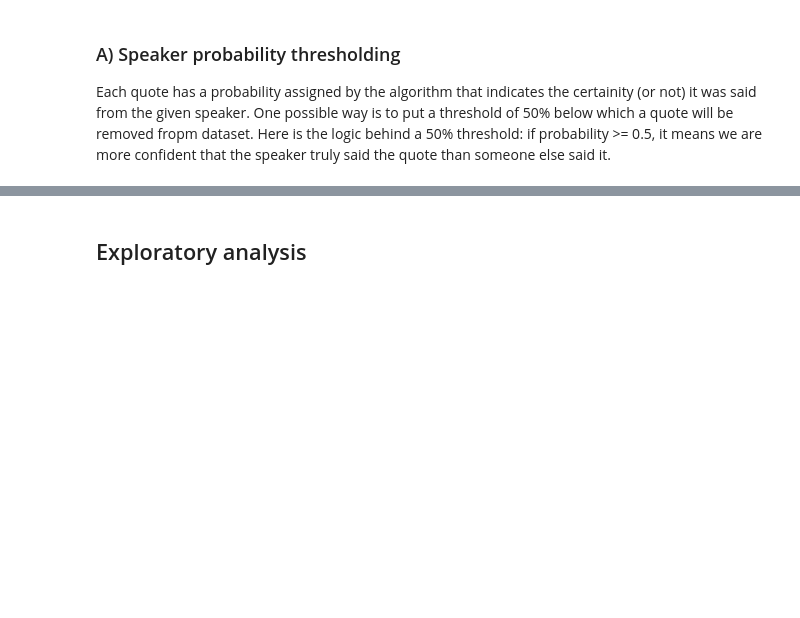
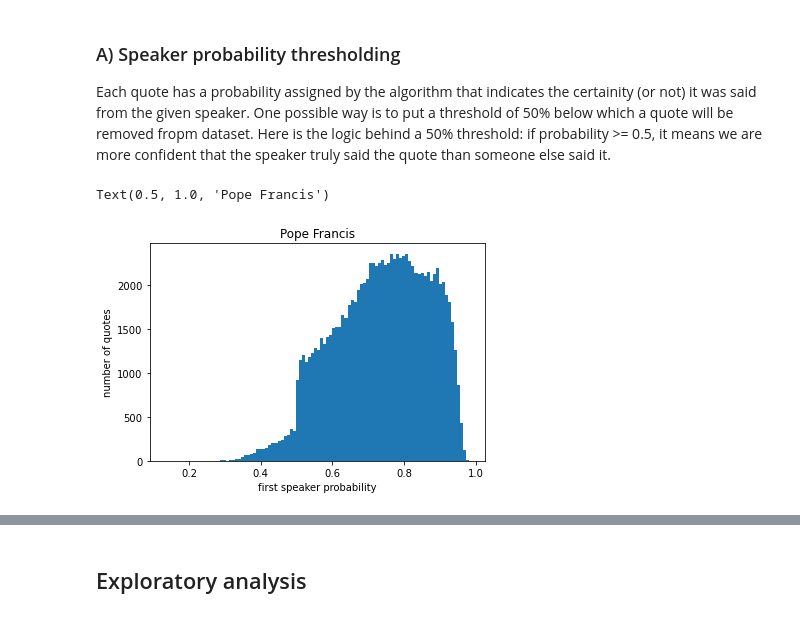
Before and after one commit to paulmoreau40/Applied-Data-Analysis-project-EPFL, a Jupyter notebook: src/final.ipynb, the cells around one changed output, grey strips where cells are left out. Drawn from its saved outputs; the diff is of its cells as text; code cells hidden in the pictures; blank space fills up the shorter version.

```diff
--- a/src/final.ipynb
+++ b/src/final.ipynb
@@ -103,4 +86,16 @@ new_df
+# %%
+new_df = df.copy()
+
+new_df = new_df.astype({'probability': 'float64', 'second_probability': 'float64', 'third_probability': 'float64'})
 # %% [markdown]
 ### A) Speaker probability thresholding
 
 Each quote has a probability assigned by the algorithm that indicates the certainity (or not) it was said from the given speaker. One possible way is to put a threshold of 50% below which a quote will be removed fropm dataset. Here is the logic behind a 50% threshold: if probability >= 0.5, it means we are more confident that the speaker truly said the quote than someone else said it.
+# %%
+_=plt.hist(new_df.query('speaker == "Pope Francis"').probability,bins=100)
+plt.xlabel('first speaker probability')
+plt.ylabel('number of quotes')
+plt.title('Pope Francis')
+# %% [output]
+Text(0.5, 1.0, 'Pope Francis')
+[figure, added]
```
Also changed, not shown: parts of 30 cells of this notebook.
